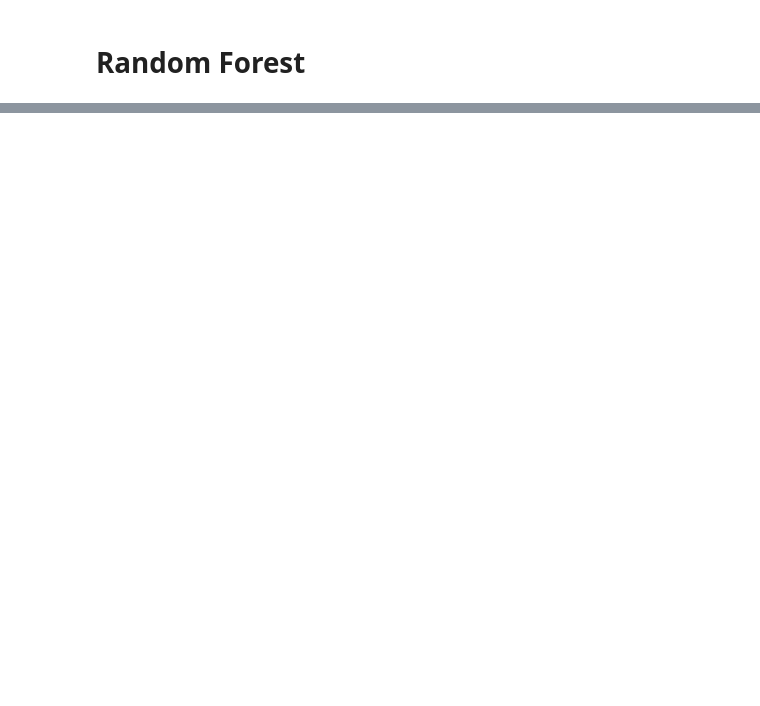
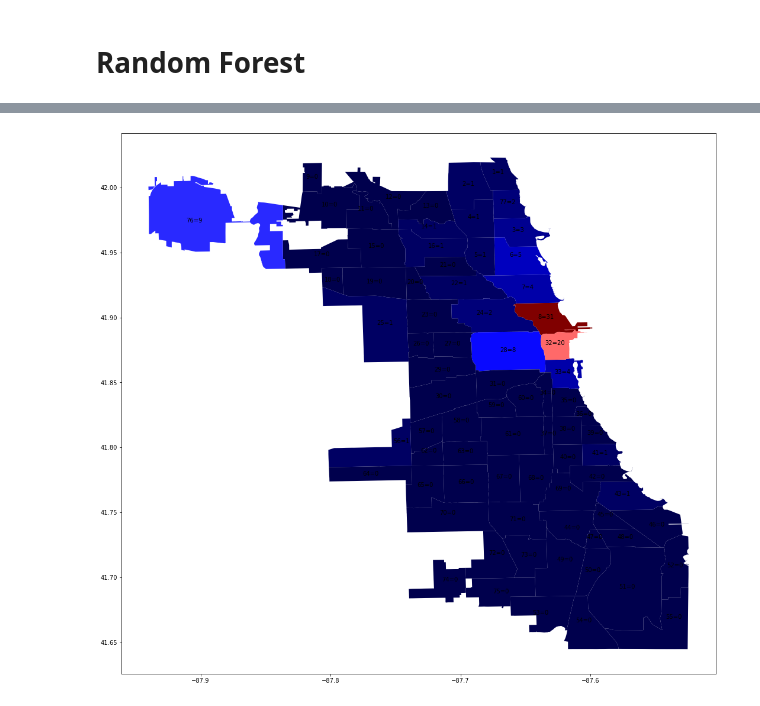
Before and after one commit to alexisgaziello/CSP_MATH_571_taxi_oracle, a Jupyter notebook: src/models_helper.ipynb, the cells around one changed output, grey strips where cells are left out. Cells and saved outputs as stored; diff of their text form; code cells hidden in the pictures; blank space fills up the shorter version.

```diff
--- a/src/models_helper.ipynb
+++ b/src/models_helper.ipynb
@@ -71,31 +81,20 @@ mp.mapGenerator(prediction)
 # Random Forest
 # %%
 # RandomForest
-model_randomForest = joblib.load(path_datasets+"/model/randomforest.pkl")
+model_randomForest = joblib.load(path_datasets+"/model/randomForest.pickle")
 
 path_to_model = pathToSrc + f'{sep}models{sep}/randomForest/randomForest.py'
 spec = importlib.util.spec_from_file_location("randomForest", path_to_model)
 randomForest = importlib.util.module_from_spec(spec)
 spec.loader.exec_module(randomForest)
 # %%
-pathToDataSet = pathToGDrive + f'DataSets{sep}data_prediction{sep}' + 'pred.csv'
-df = pd.read_csv(pathToDataSet)
 df = df.drop(columns=['Unnamed: 0'],axis=1)
 # %%
-date = "2019-12-16 16:00:00"#getDate from request.form.values:
+date = "2019-11-16 16:00:00"#getDate from request.form.values:
 #row = df[df['trip_start_timestamp'] == date].iloc[0,]
 
 # Transform to array X
 X = randomForest.TransformDataToX(df, date)
 
-
-# Predict
 Y = model_randomForest.predict(X)
-#prediction = np.random.randint(1,200,77)
-# Create map
-
-prediction = randomForest.TransformYToResult(Y)
-
-# Create map
-mp.mapGenerator(prediction)
 # %% [output]
@@ -110,0 +115,11 @@ See the caveats in the documentation: https://pandas.pydata.org/pandas-docs/stab
+# %%
+# Predict
+Y = model_randomForest.predict(X)
+#prediction = np.random.randint(1,200,77)
+# Create map
+
+prediction = randomForest.TransformYToResult(Y)
+prediction=prediction.tolist()
+# Create map
+mp.mapGenerator(prediction)
+# %% [output]
@@ -110,0 +130 @@ See the caveats in the documentation: https://pandas.pydata.org/pandas-docs/stab
+[figure, added]
```
Also changed, not shown: parts of 4 cells of this notebook.
